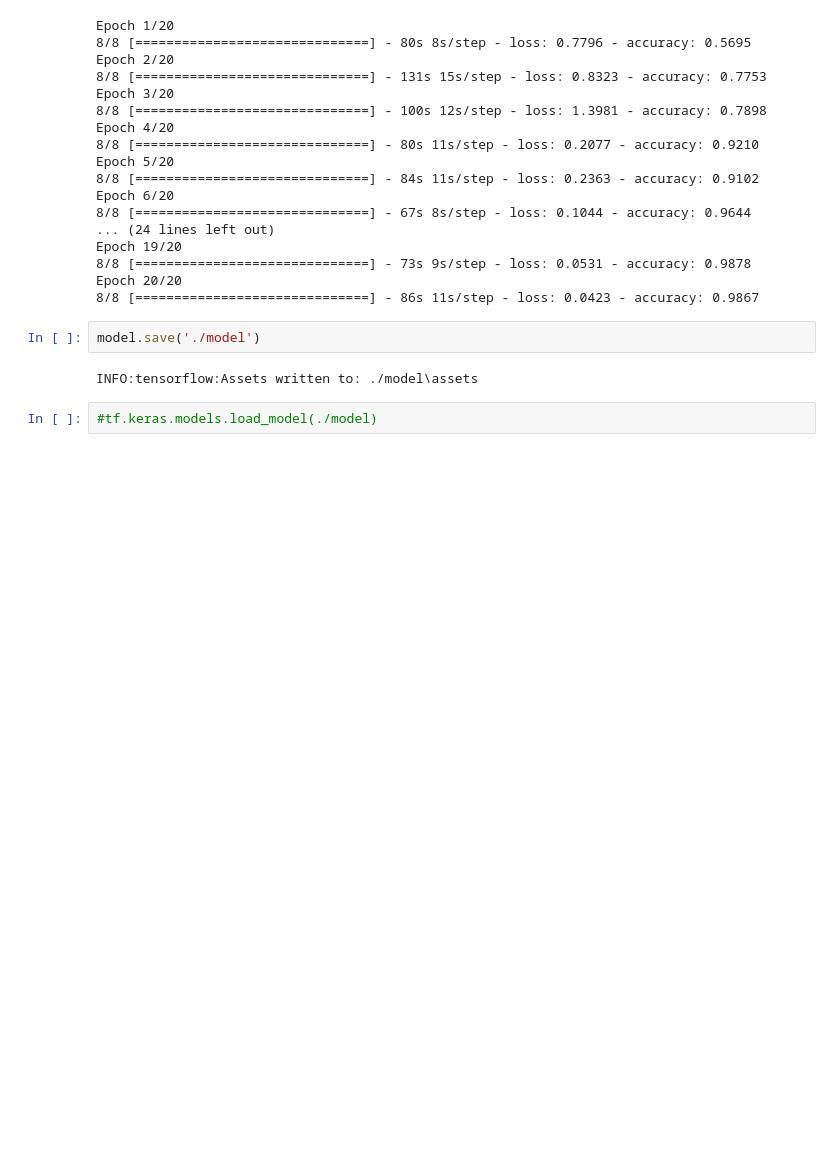
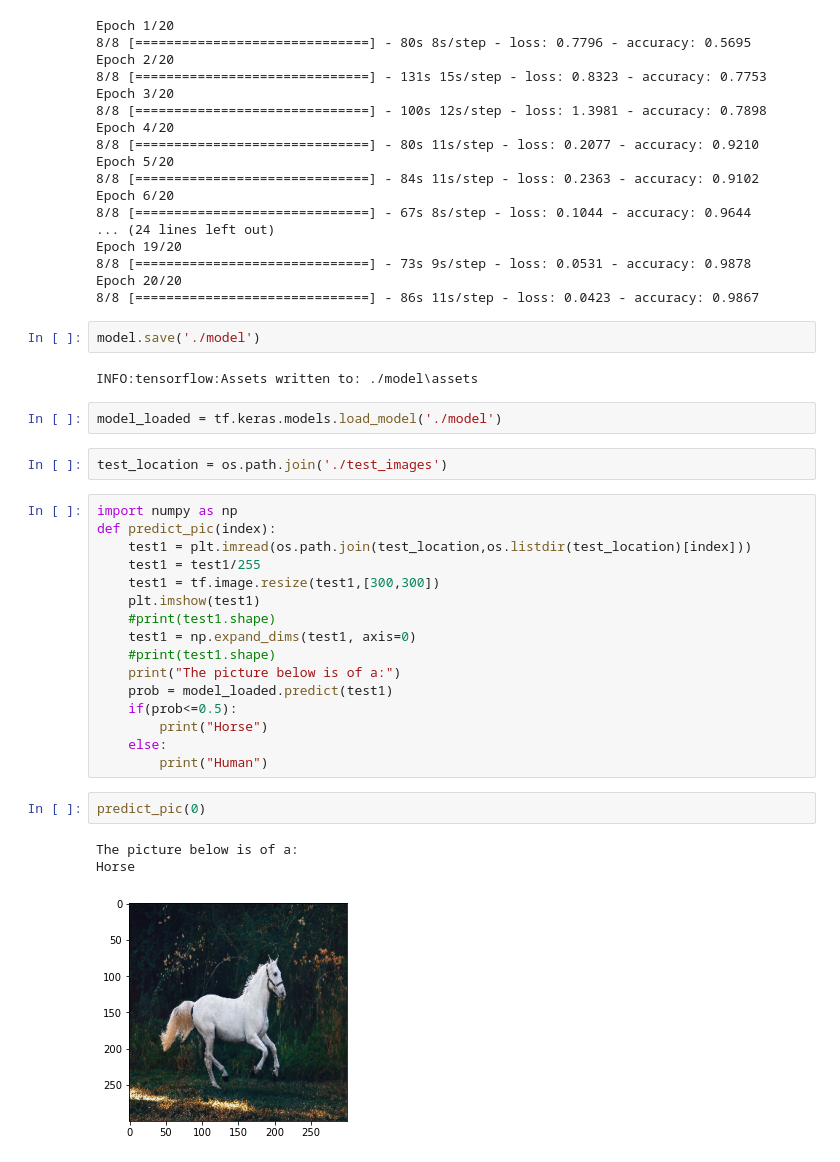
Before and after one commit to vanshraisaini/MyDeepLearningProjects, a Jupyter notebook: horseORhuman/model.ipynb, the cells around one changed output. Drawn from its saved outputs; the diff is of its cells as text; blank space fills up the shorter version.

Commit message:
added model predictions

```diff
--- a/horseORhuman/model.ipynb
+++ b/horseORhuman/model.ipynb
@@ -141,4 +145,28 @@ model.save('./model')
 # %% [output]
 INFO:tensorflow:Assets written to: ./model\assets
 # %%
-#tf.keras.models.load_model(./model)
+model_loaded = tf.keras.models.load_model('./model')
+# %%
+test_location = os.path.join('./test_images')
+# %%
+import numpy as np
+def predict_pic(index):
+    test1 = plt.imread(os.path.join(test_location,os.listdir(test_location)[index]))
+    test1 = test1/255
+    test1 = tf.image.resize(test1,[300,300])
+    plt.imshow(test1)
+    #print(test1.shape)
+    test1 = np.expand_dims(test1, axis=0)
+    #print(test1.shape)
+    print("The picture below is of a:")
+    prob = model_loaded.predict(test1)
+    if(prob<=0.5):
+        print("Horse")
+    else:
+        print("Human")
+# %%
+predict_pic(0)
+# %% [output]
+The picture below is of a:
+Horse
+[figure, added]
```
Also changed, not shown: parts of 3 cells of this notebook, 3 other files.
